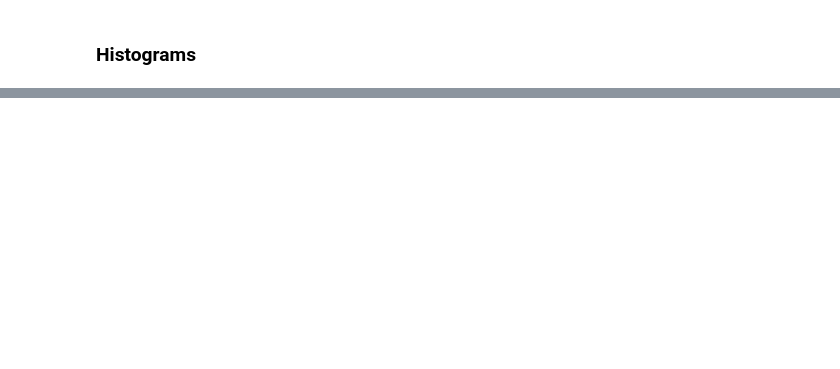
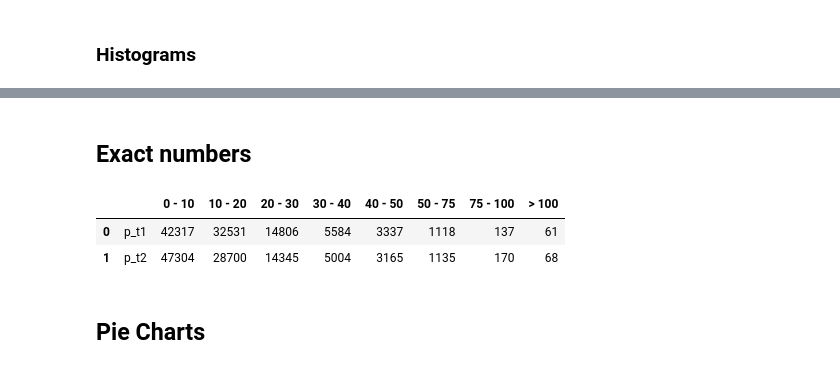
Before and after one commit to antoniotrx/electron-collision-analysis, a Jupyter notebook: notebooks/02_Transverse_Momentum.ipynb, the cells around one changed output, grey strips where cells are left out. Cells and saved outputs as stored; diff of their text form; code cells hidden in the pictures; blank space fills up the shorter version.

```diff
--- a/notebooks/02_Transverse_Momentum.ipynb
+++ b/notebooks/02_Transverse_Momentum.ipynb
@@ -112,0 +120,37 @@ We can conclude that Electron 1 is the leading electron (has more transverse mom
+# %% [markdown]
+## Exact numbers
+# %%
+ran_11 = len(data[data["pt1 [GeV]"] <= 10])
+ran_12 = len(data[(data["pt1 [GeV]"] > 10) & (data["pt1 [GeV]"] <= 20)])
+ran_13 = len(data[(data["pt1 [GeV]"] > 20) & (data["pt1 [GeV]"] <= 30)])
+ran_14 = len(data[(data["pt1 [GeV]"] > 30) & (data["pt1 [GeV]"] <= 40)])
+ran_15 = len(data[(data["pt1 [GeV]"] > 40) & (data["pt1 [GeV]"] <= 50)])
+ran_16 = len(data[(data["pt1 [GeV]"] > 50) & (data["pt1 [GeV]"] <= 75)])
+ran_17 = len(data[(data["pt1 [GeV]"] > 75) & (data["pt1 [GeV]"] <= 100)])
+ran_18 = len(data[(data["pt1 [GeV]"] > 100) & (data["pt1 [GeV]"] <= 300)])
+
+ran_21 = len(data[data["pt2 [GeV]"] <= 10])
+ran_22 = len(data[(data["pt2 [GeV]"] > 10) & (data["pt2 [GeV]"] <= 20)])
+ran_23 = len(data[(data["pt2 [GeV]"] > 20) & (data["pt2 [GeV]"] <= 30)])
+ran_24 = len(data[(data["pt2 [GeV]"] > 30) & (data["pt2 [GeV]"] <= 40)])
+ran_25 = len(data[(data["pt2 [GeV]"] > 40) & (data["pt2 [GeV]"] <= 50)])
+ran_26 = len(data[(data["pt2 [GeV]"] > 50) & (data["pt2 [GeV]"] <= 75)])
+ran_27 = len(data[(data["pt2 [GeV]"] > 75) & (data["pt2 [GeV]"] <= 100)])
+ran_28 = len(data[(data["pt2 [GeV]"] > 100) & (data["pt2 [GeV]"] <= 300)])
+
+tm_frequency = pd.DataFrame({"": ["p_t1", "p_t2"],
+                             "0 - 10": [ran_11, ran_21],
+                             "10 - 20": [ran_12, ran_22],
+                             "20 - 30": [ran_13, ran_23],
+                             "30 - 40": [ran_14, ran_24],
+                             "40 - 50": [ran_15, ran_25],
+                             "50 - 75": [ran_16, ran_26],
+                             "75 - 100": [ran_17, ran_27],
+                             "> 100": [ran_18, ran_28],})
+tm_frequency
+# %% [output]
+|  |  | 0 - 10 | 10 - 20 | 20 - 30 | 30 - 40 | 40 - 50 | 50 - 75 | 75 - 100 | > 100 |
+| 0 | p_t1 | 42317 | 32531 | 14806 | 5584 | 3337 | 1118 | 137 | 61 |
+| 1 | p_t2 | 47304 | 28700 | 14345 | 5004 | 3165 | 1135 | 170 | 68 |
+# %% [markdown]
+## Pie Charts
```
Also changed, not shown: parts of 5 cells of this notebook, 1 other file.
